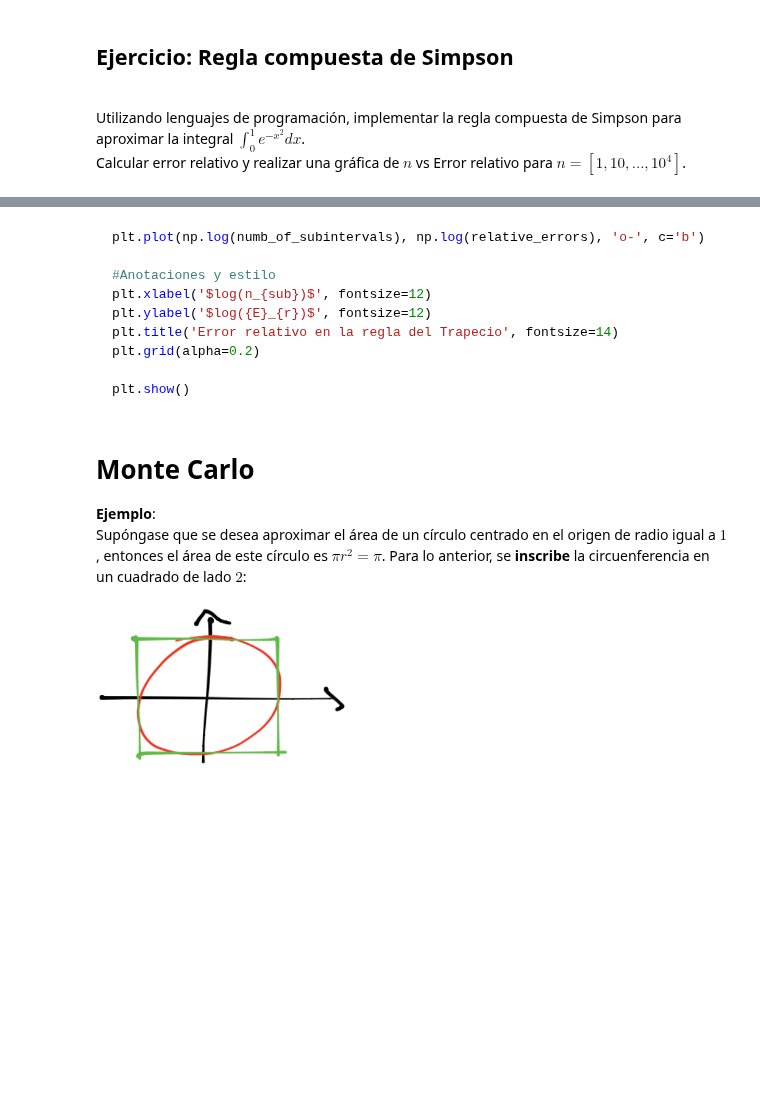
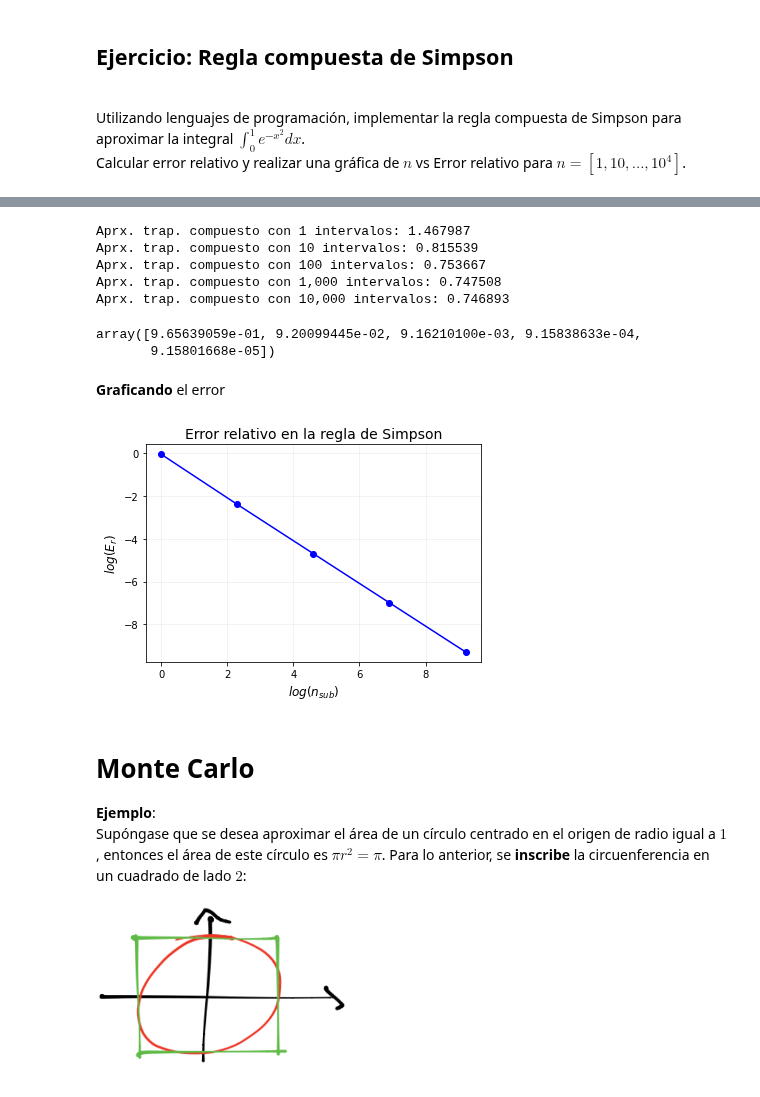
Before and after one commit to CAMM961001/itam-mcd, a Jupyter notebook: optimizacion/01-computo-cientifico/1.7-integracion-numerica.ipynb, the cells around one changed output, grey strips where cells are left out. Drawn from its saved outputs; the diff is of its cells as text; code cells hidden in the pictures; blank space fills up the shorter version.

Commit message:
Ejercicio regla simpson

````diff
--- a/optimizacion/01-computo-cientifico/1.7-integracion-numerica.ipynb
+++ b/optimizacion/01-computo-cientifico/1.7-integracion-numerica.ipynb
@@ -303,15 +277,57 @@ relative_errors
-# %% [markdown]
-```python
-plt.plot(np.log(numb_of_subintervals), np.log(relative_errors), 'o-', c='b')
-
-#Anotaciones y estilo
-plt.xlabel('$log(n_{sub})$', fontsize=12)
-plt.ylabel('$log({E}_{r})$', fontsize=12)
-plt.title('Error relativo en la regla del Trapecio', fontsize=14)
-plt.grid(alpha=0.2)
-
-plt.show()
-```
+# %%
+def Scf(n,f,a,b): #Tcf: trapecio compuesto para f
+    """
+    Compute numerical approximation using simpson method in
+    an interval.
+    Args:
+        f (function): function expression of integrand
+        a (float): left point of interval
+        b (float): right point of interval
+        n (float): number of subintervals
+    Returns:
+        sum_res (float): numerical approximation to integral of f in the interval a,b
+    """
+    h = b - a
+    nodes = np.linspace(a,b,2*n + 1)
+    nodes_impar = np.array([nodes[i] for i in range(nodes.shape[0]) if i%2 == 0])
+    nodes_par = nodes[~np.isin(element=nodes, test_elements=nodes_impar)]
+
+    return h/(3*2*n) * ( f(nodes[0]) + f(nodes[-2]) + 2*sum(f(nodes_par)) + 4*sum(f(nodes_impar)) )
+# %%
+#Subintervalos
+numb_of_subintervals = (1,10,100,1000,10000)
+
+#Evaluando la integral
+scf_approx = np.array([ Scf(n,f,0,1) for n in numb_of_subintervals ])
+for i in range(len(numb_of_subintervals)):
+    print(f"Aprx. trap. compuesto con {numb_of_subintervals[i]:,} intervalos: {scf_approx[i]:.6f}")
+# %% [output]
+Aprx. trap. compuesto con 1 intervalos: 1.467987
+Aprx. trap. compuesto con 10 intervalos: 0.815539
+Aprx. trap. compuesto con 100 intervalos: 0.753667
+Aprx. trap. compuesto con 1,000 intervalos: 0.747508
+Aprx. trap. compuesto con 10,000 intervalos: 0.746893
+# %%
+#Calculando el error
+relative_errors = compute_error_point_wise(obj, scf_approx)
+relative_errors
+# %% [output]
+array([9.65639059e-01, 9.20099445e-02, 9.16210100e-03, 9.15838633e-04,
+       9.15801668e-05])
+# %% [markdown]
+**Graficando** el error
+# %%
+plt.plot(np.log(numb_of_subintervals), np.log(relative_errors), 'o-', c='b')
+
+#Anotaciones y estilo
+plt.xlabel('$log(n_{sub})$', fontsize=12)
+plt.ylabel('$log({E}_{r})$', fontsize=12)
+plt.title('Error relativo en la regla de Simpson', fontsize=14)
+plt.grid(alpha=0.2)
+
+plt.show()
+# %% [output]
+[figure, added]
 # %% [markdown]
 # Monte Carlo
 **Ejemplo**:
````
Also changed, not shown: parts of 46 cells of this notebook.
